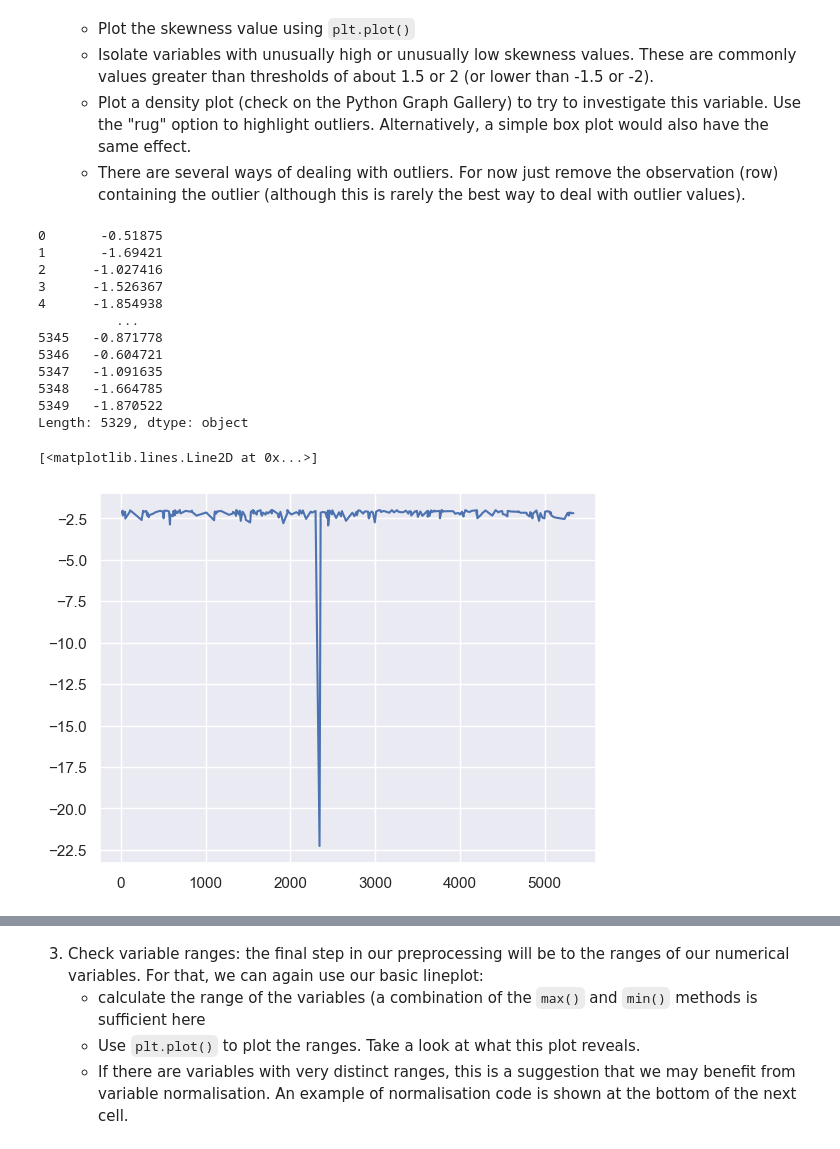
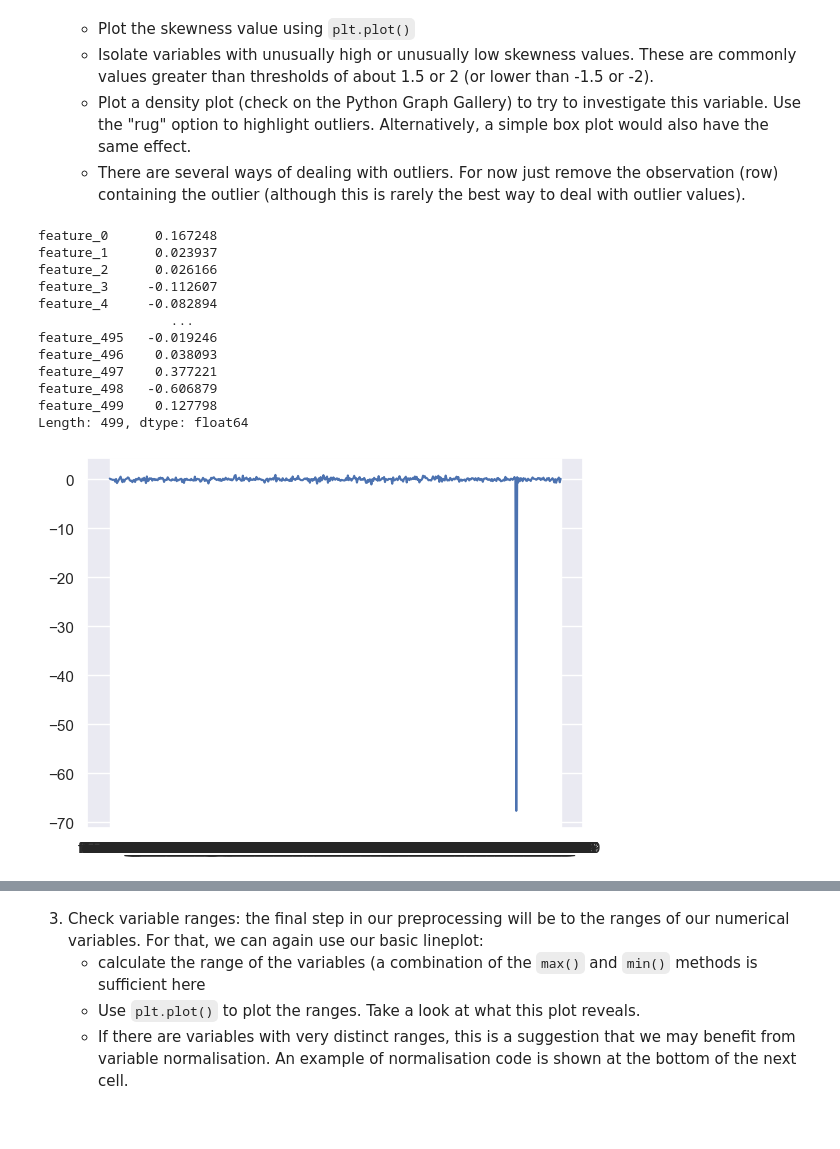
Before and after one commit to TheCherubQueen/DC3DMN, a Jupyter notebook: Labs/Lab04.ipynb, the cells around one changed output, grey strips where cells are left out. Saved outputs shown, nothing was run; the diff lists cells and outputs as text; code cells hidden in the pictures.

```diff
--- a/Labs/Lab04.ipynb
+++ b/Labs/Lab04.ipynb
@@ -181,9 +187,10 @@ ax2.plot([0,1],[1,1], transform=ax2.transAxes, **kwargs)
 
 # 3) build a logical index based on the threshold that you decided after looking at the plot
 idx = missing_per_column < 25 # <--- ADD YOUR THRESHOLD VALUE HERE
-
+num_missing_per_column = x.shape[1] - idx.sum()
+print(num_missing_per_column)
 # 4) Use the index to select only columns with fewer missing values than your threshold.
 #    You can do that using logical indexing, x = x.loc[...]
 #x = # <--- COMPLETE HERE
-x_fil = x.loc[:, idx == True]
+x_fil = x.loc[:,idx]
 # %% [output]
@@ -194,6 +202,8 @@ missing_per_row = x_fil.isnull().sum(axis=1)
 #print(missing_per_row)
 plt.plot(missing_per_row)
 idy = missing_per_row < 5
-x_fil = x_fil[x_fil.isnull().sum(axis=1) < idy]
+num_missing_per_row = x.shape[0] - idy.sum()
+print(num_missing_per_row)
+x_fil = x_fil.loc[idy,:]
 print(x_fil.shape)
 # %% [output]
@@ -209,35 +220,35 @@ print(x_fil.shape)
 # %%
 ## CHECK FOR OUTLIERS
 
 # 1) use the .skew() method to calculate the skewness
-skew = x_fil.skew(axis=1)
+skew = x_fil.skew(numeric_only=True)
 print(skew)
-skew = skew[skew < -2]
 
 # 2) Add your line plot here
 # <--- ADD YOUR PLOT CODE HERE
 plt.plot(skew)
 # 3) build a logical index based on the threshold that you decided after looking at the plot
 #idx = abs(skew) > # <--- ADD YOUR THRESHOLD VALUE HERE
-
+idx = abs(skew) > 10
+idx["Class"] = False
 # 4) Use the index to select only columns with large absolute skewness values for investigation
 #    You can do that using logical indexing, x = x.loc[...]
+tmp = x_fil.loc[:, idx]
 #tmp = # <--- COMPLETE HERE
 # %% [output]
-0       -0.51875
-1       -1.69421
-2      -1.027416
-3      -1.526367
-4      -1.854938
-          ...
-5345   -0.871778
-5346   -0.604721
-5347   -1.091635
-5348   -1.664785
-5349   -1.870522
-Length: 5329, dtype: object
+feature_0      0.167248
+feature_1      0.023937
+feature_2      0.026166
+feature_3     -0.112607
+feature_4     -0.082894
+                 ...
+feature_495   -0.019246
+feature_496    0.038093
+feature_497    0.377221
+feature_498   -0.606879
+feature_499    0.127798
+Length: 499, dtype: float64
-[<matplotlib.lines.Line2D at 0x...>]
-[figure, old version]
+[figure, new version]
 # %%
 # 5) Plot a density plot or a boxplot to investigate for outliers
 # <--- ADD YOUR PLOT CODE HERE
```
Also changed, not shown: parts of 7 cells of this notebook, 1 other file.
